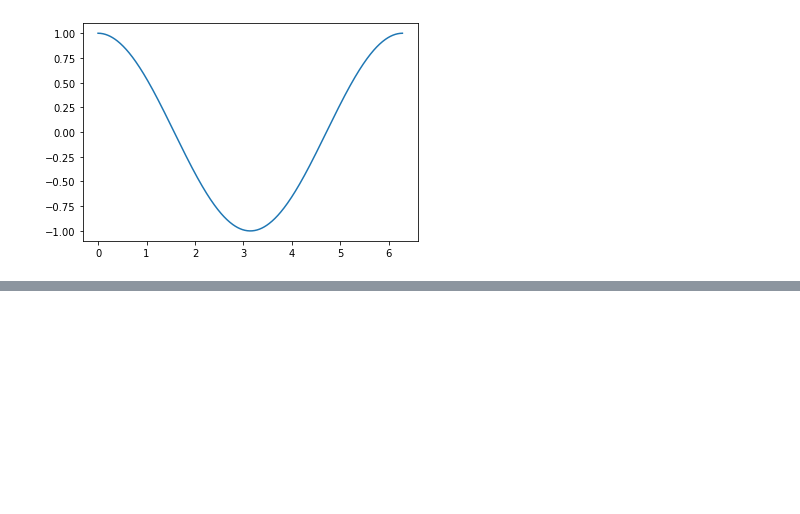
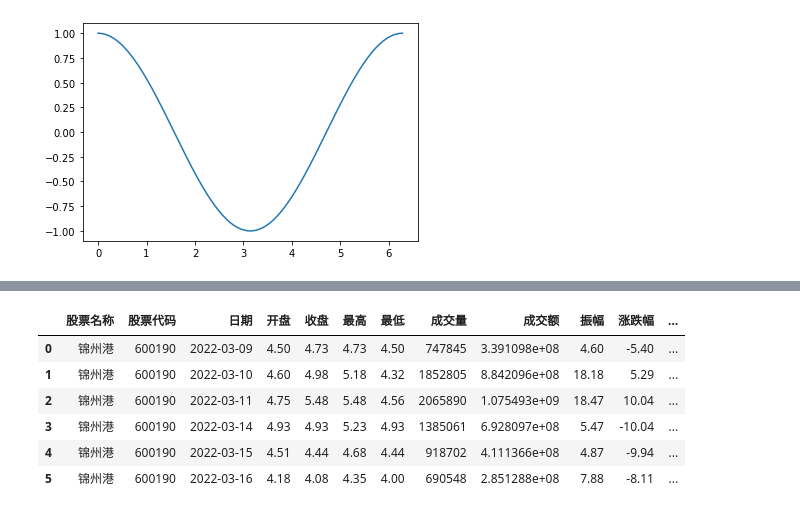
Before and after one commit to senmud/stock, a Jupyter notebook: stock_jupyter.ipynb, the cells around one changed output, grey strips where cells are left out. Cells and saved outputs as stored; diff of their text form; code cells hidden in the pictures; blank space fills up the shorter version.

```diff
--- a/stock_jupyter.ipynb
+++ b/stock_jupyter.ipynb
@@ -45,0 +58,17 @@ df
+# %%
+import efinance as ef
+import time
+
+stock_code = '600190'
+today = time.strftime("%Y%m%d", time.localtime())
+last_7days = time.strftime("%Y%m%d", time.localtime(time.time() - 7*86400))
+df = ef.stock.get_quote_history(stock_code, beg=last_7days, end=today)
+df
+# %% [output]
+|  | 股票名称 | 股票代码 | 日期 | 开盘 | 收盘 | 最高 | 最低 | 成交量 | 成交额 | 振幅 | 涨跌幅 | ... |
+| 0 | 锦州港 | 600190 | 2022-03-09 | 4.50 | 4.73 | 4.73 | 4.50 | 747845 | 3.391098e+08 | 4.60 | -5.40 | ... |
+| 1 | 锦州港 | 600190 | 2022-03-10 | 4.60 | 4.98 | 5.18 | 4.32 | 1852805 | 8.842096e+08 | 18.18 | 5.29 | ... |
+| 2 | 锦州港 | 600190 | 2022-03-11 | 4.75 | 5.48 | 5.48 | 4.56 | 2065890 | 1.075493e+09 | 18.47 | 10.04 | ... |
+| 3 | 锦州港 | 600190 | 2022-03-14 | 4.93 | 4.93 | 5.23 | 4.93 | 1385061 | 6.928097e+08 | 5.47 | -10.04 | ... |
+| 4 | 锦州港 | 600190 | 2022-03-15 | 4.51 | 4.44 | 4.68 | 4.44 | 918702 | 4.111366e+08 | 4.87 | -9.94 | ... |
+| 5 | 锦州港 | 600190 | 2022-03-16 | 4.18 | 4.08 | 4.35 | 4.00 | 690548 | 2.851288e+08 | 7.88 | -8.11 | ... |
```
Also changed, not shown: parts of 5 cells of this notebook, 6 other files.
